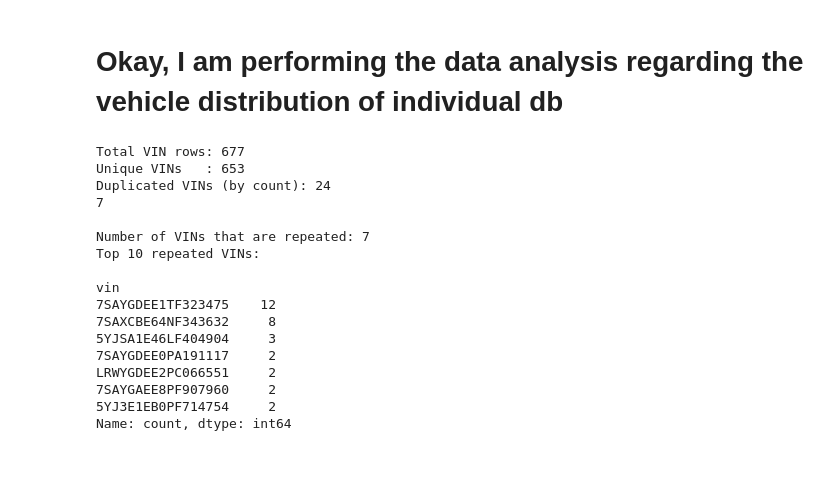
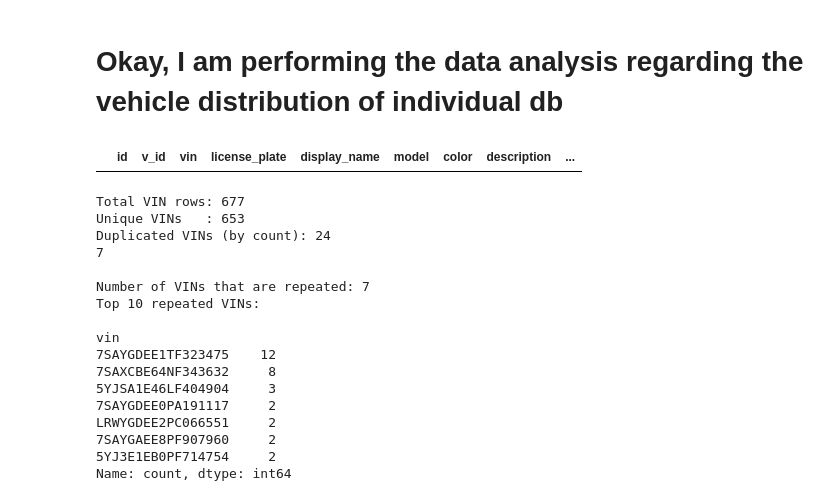
Before and after one commit to ZEVA-Global-Inc/ZEVA_data_storytelling, a Jupyter notebook: zeva_storytelling.ipynb, the cells around one changed output. Drawn from its saved outputs; the diff is of its cells as text; code cells hidden in the pictures; blank space fills up the shorter version.

```diff
--- a/zeva_storytelling.ipynb
+++ b/zeva_storytelling.ipynb
@@ -363,6 +363,10 @@ user_db_timezone = pd.merge(user_db, userconfig_full, left_on='userprofile_id',
 individual_vehicle = pd.read_csv("vehicles/individuals.csv", sep = ';')
 individual_trips = pd.read_csv("vehicle_trip_data/individuals.csv", sep = ';')
 individual_dailyanalytics = pd.read_csv("vehicle_vehicleanalytics/individuals.csv", sep = ';')
+# %%
+individual_vehicle[individual_vehicle['id'] == 11649]
+# %% [output]
+|  | id | v_id | vin | license_plate | display_name | model | color | description | ... |
 # %%
 # Check number of unique VINs
 unique_vins = individual_vehicle['vin'].nunique()
```
Also changed, not shown: parts of 5 cells of this notebook, 1 other file.
